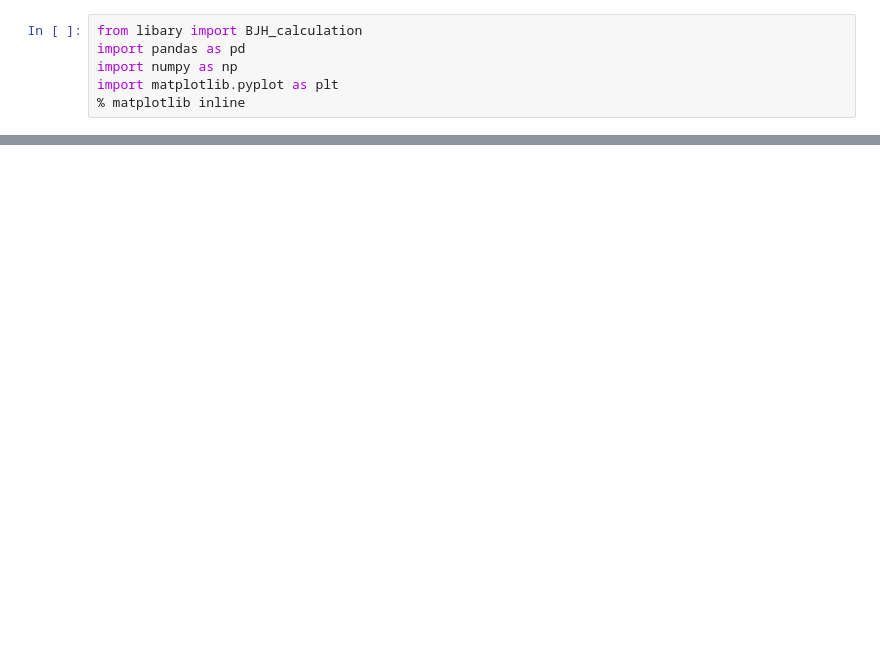
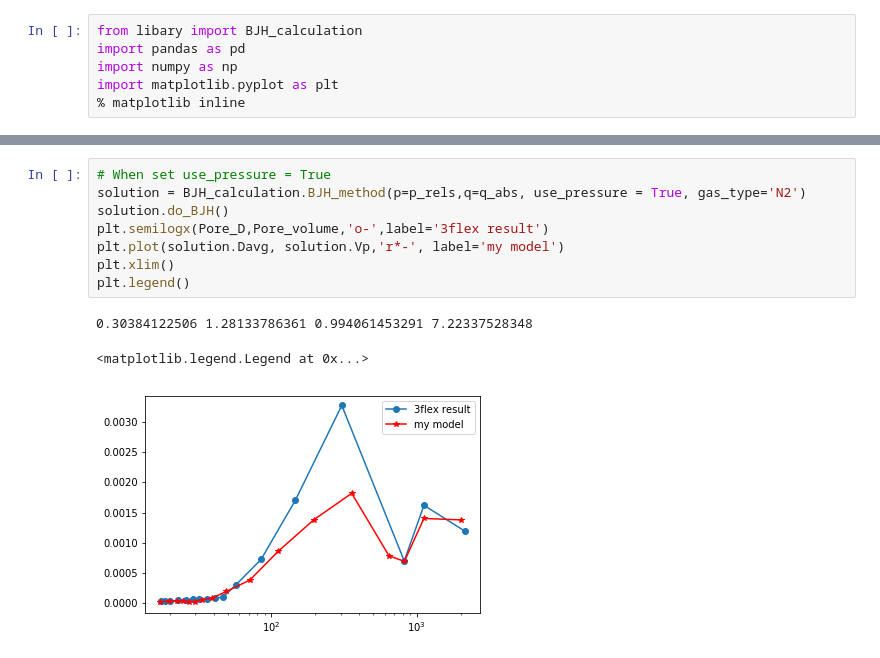
Before and after one commit to jianghan2013/Gas_adsorption_lib, a Jupyter notebook: testing.ipynb, the cells around one changed output, grey strips where cells are left out. Saved outputs shown, nothing was run; the diff lists cells and outputs as text; blank space fills up the shorter version.

```diff
--- a/testing.ipynb
+++ b/testing.ipynb
@@ -31,0 +31,12 @@ plt.legend()
+# %%
+# When set use_pressure = True
+solution = BJH_calculation.BJH_method(p=p_rels,q=q_abs, use_pressure = True, gas_type='N2')
+solution.do_BJH()
+plt.semilogx(Pore_D,Pore_volume,'o-',label='3flex result')
+plt.plot(solution.Davg, solution.Vp,'r*-', label='my model')
+plt.xlim()
+plt.legend()
+# %% [output]
+0.30384122506 1.28133786361 0.994061453291 7.22337528348
+<matplotlib.legend.Legend at 0x...>
+[figure, added]
```
Also changed, not shown: parts of 4 cells of this notebook, 1 other file.
